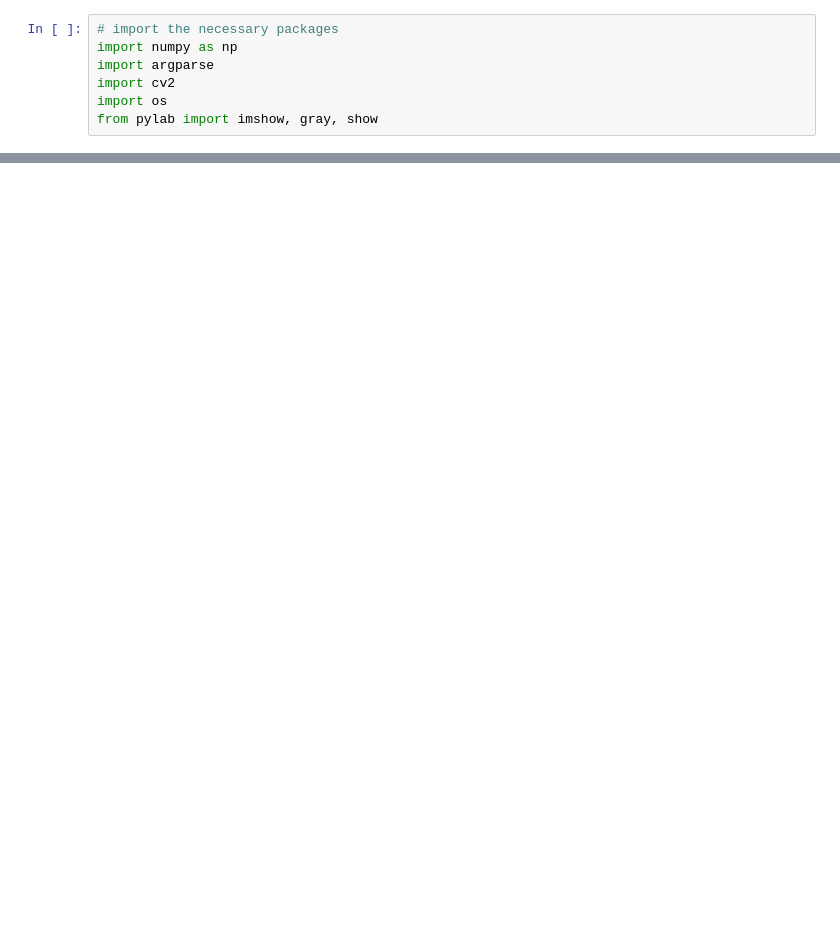
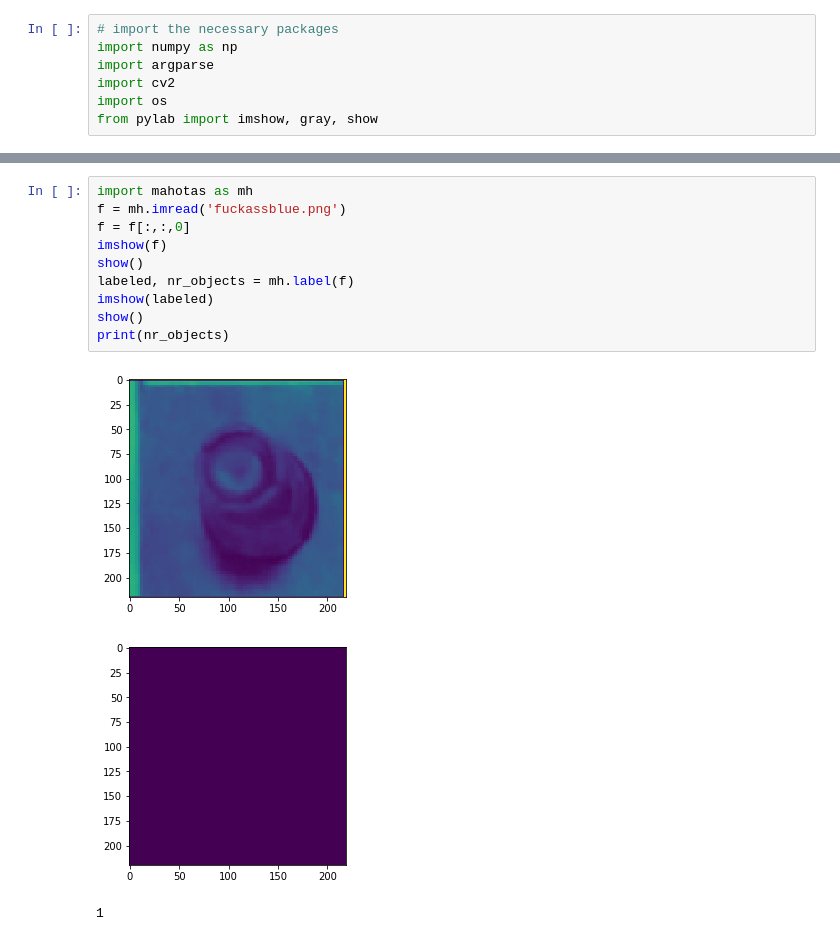
Before and after one commit to Yoshimaster360/robot_chess, a Jupyter notebook: actual_final_code/Color Detection.ipynb, the cells around one changed output, grey strips where cells are left out. Drawn from its saved outputs; the diff is of its cells as text; blank space fills up the shorter version.

```diff
--- a/actual_final_code/Color Detection.ipynb
+++ b/actual_final_code/Color Detection.ipynb
@@ -213,0 +226,14 @@ This is brown
+# %%
+import mahotas as mh
+f = mh.imread('fuckassblue.png')
+f = f[:,:,0]
+imshow(f)
+show()
+labeled, nr_objects = mh.label(f)
+imshow(labeled)
+show()
+print(nr_objects)
+# %% [output]
+[figure, added]
+[figure, added]
+1
```
Also changed, not shown: parts of 1 cell of this notebook, 22 other files.
